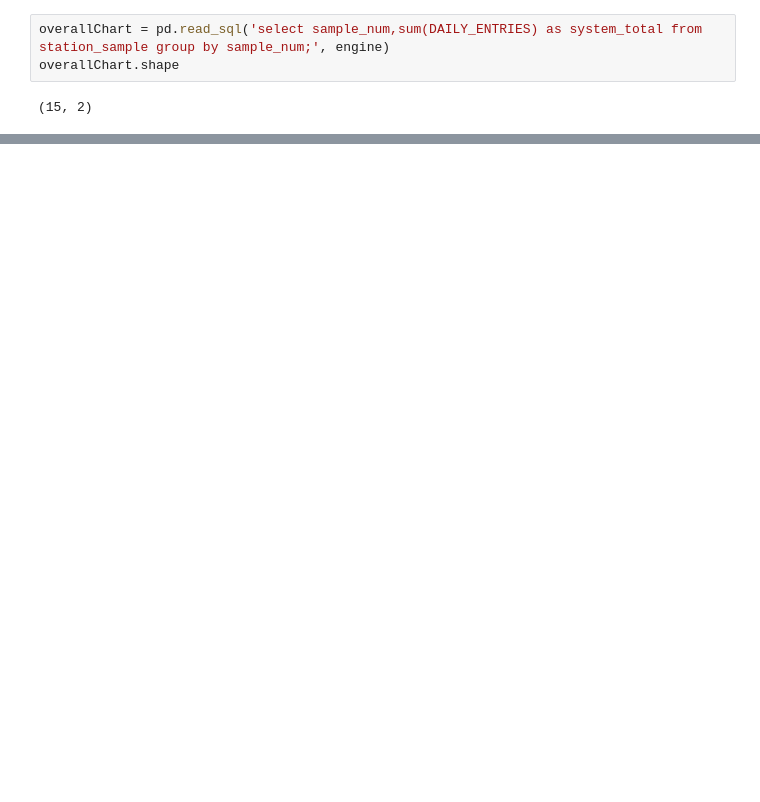
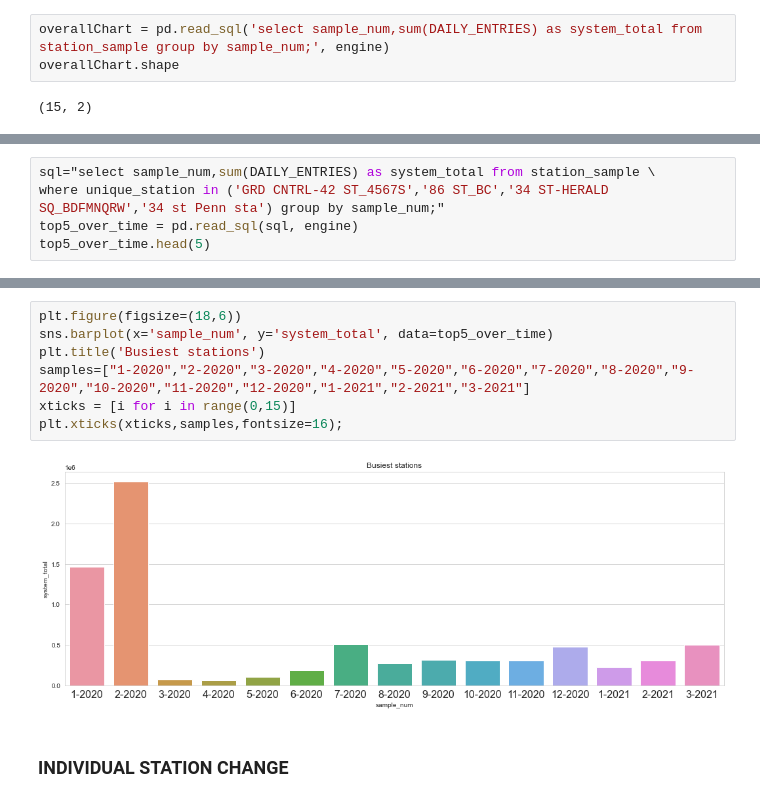
Before and after one commit to dubster2k/MTA_data_EDA, a Jupyter notebook: charts.ipynb, the cells around one changed output, grey strips where cells are left out. Cells and saved outputs as stored; diff of their text form; blank space fills up the shorter version.

```diff
--- a/charts.ipynb
+++ b/charts.ipynb
@@ -19,0 +54,5 @@ overallChart.shape
+# %%
+sql="select sample_num,sum(DAILY_ENTRIES) as system_total from station_sample \
+where unique_station in ('GRD CNTRL-42 ST_4567S','86 ST_BC','34 ST-HERALD SQ_BDFMNQRW','34 st Penn sta') group by sample_num;"
+top5_over_time = pd.read_sql(sql, engine)
+top5_over_time.head(5)
@@ -19,0 +66,11 @@ overallChart.shape
+# %%
+plt.figure(figsize=(18,6))
+sns.barplot(x='sample_num', y='system_total', data=top5_over_time)
+plt.title('Busiest stations')
+samples=["1-2020","2-2020","3-2020","4-2020","5-2020","6-2020","7-2020","8-2020","9-2020","10-2020","11-2020","12-2020","1-2021","2-2021","3-2021"]
+xticks = [i for i in range(0,15)]
+plt.xticks(xticks,samples,fontsize=16);
+# %% [output]
+[figure, added]
+# %% [markdown]
+### INDIVIDUAL STATION CHANGE
```
Also changed, not shown: parts of 18 cells of this notebook, 5 other files.
